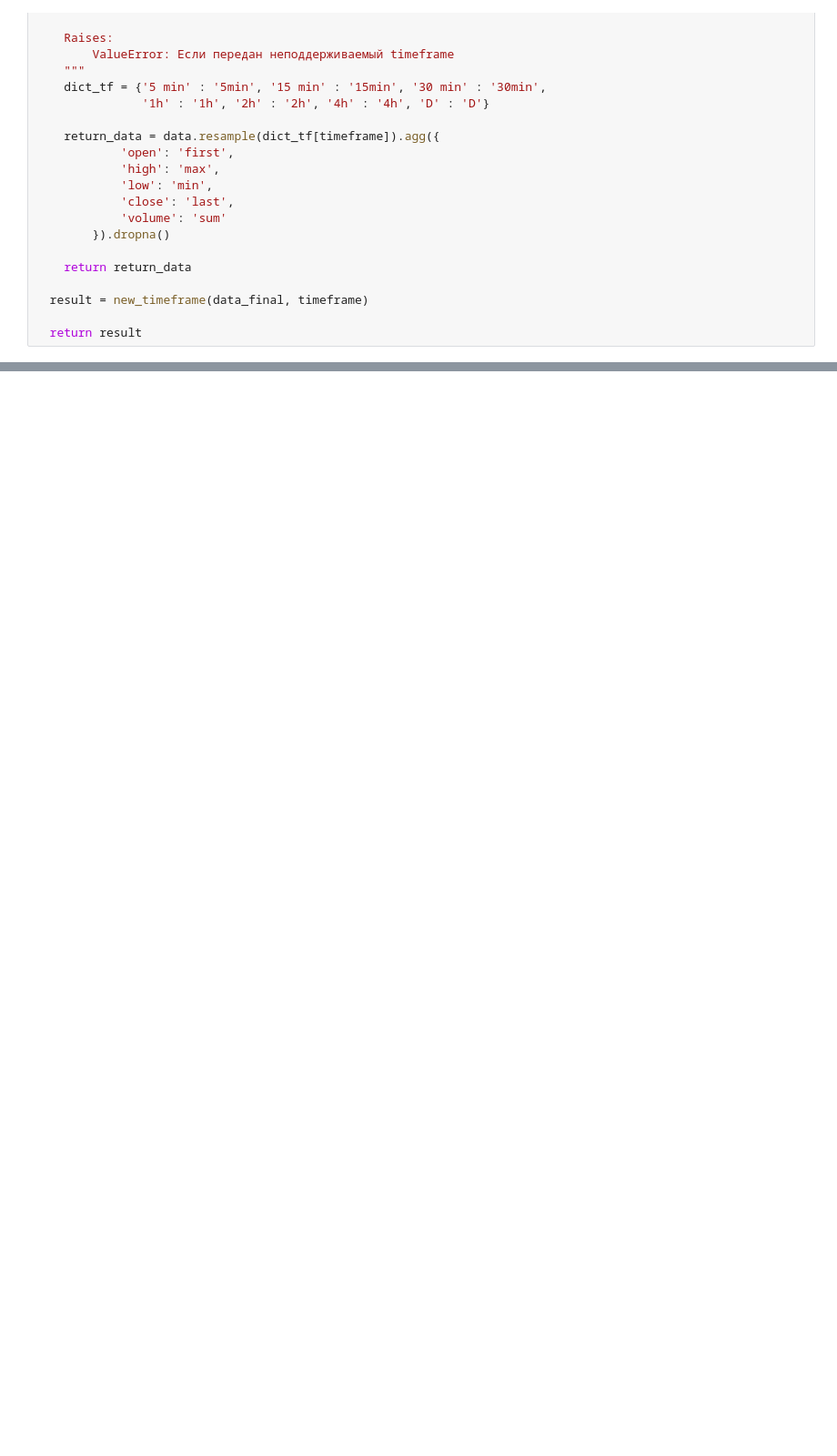
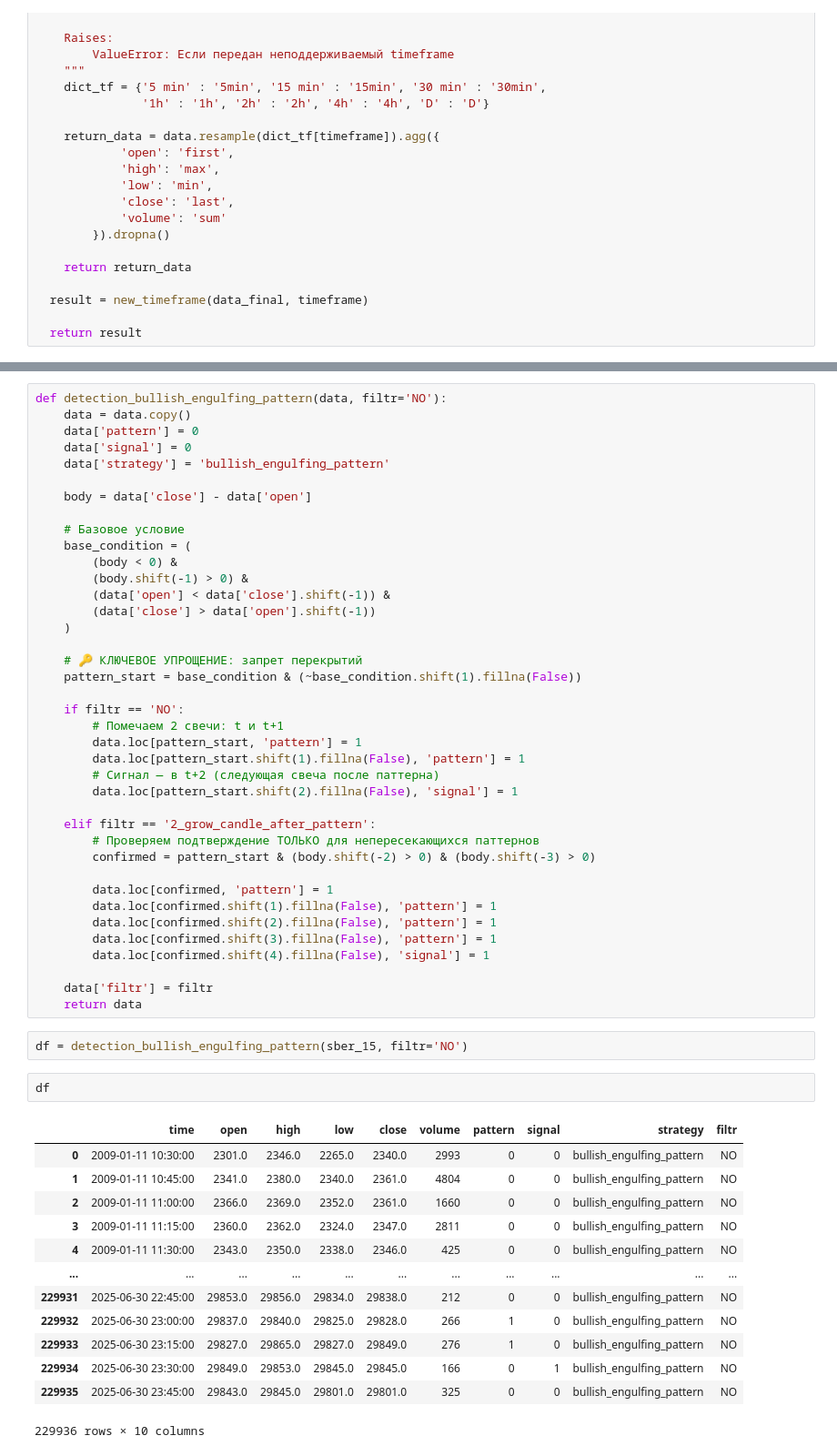
Before and after one commit to AlexKosuhin/AlgoTrading, a Jupyter notebook: classification.ipynb, the cells around one changed output, grey strips where cells are left out. Shown at 91% size. Saved outputs shown, nothing was run; the diff lists cells and outputs as text; blank space fills up the shorter version.

```diff
--- a/classification.ipynb
+++ b/classification.ipynb
@@ -107,0 +180,57 @@ sber_1h
+# %%
+def detection_bullish_engulfing_pattern(data, filtr='NO'):
+    data = data.copy()
+    data['pattern'] = 0
+    data['signal'] = 0
+    data['strategy'] = 'bullish_engulfing_pattern'
+
+    body = data['close'] - data['open']
+
+    # Базовое условие
+    base_condition = (
+        (body < 0) &
+        (body.shift(-1) > 0) &
+        (data['open'] < data['close'].shift(-1)) &
+        (data['close'] > data['open'].shift(-1))
+    )
+
+    # 🔑 КЛЮЧЕВОЕ УПРОЩЕНИЕ: запрет перекрытий
+    pattern_start = base_condition & (~base_condition.shift(1).fillna(False))
+
+    if filtr == 'NO':
+        # Помечаем 2 свечи: t и t+1
+        data.loc[pattern_start, 'pattern'] = 1
+        data.loc[pattern_start.shift(1).fillna(False), 'pattern'] = 1
+        # Сигнал — в t+2 (следующая свеча после паттерна)
+        data.loc[pattern_start.shift(2).fillna(False), 'signal'] = 1
+
+    elif filtr == '2_grow_candle_after_pattern':
+        # Проверяем подтверждение ТОЛЬКО для непересекающихся паттернов
+        confirmed = pattern_start & (body.shift(-2) > 0) & (body.shift(-3) > 0)
+
+        data.loc[confirmed, 'pattern'] = 1
+        data.loc[confirmed.shift(1).fillna(False), 'pattern'] = 1
+        data.loc[confirmed.shift(2).fillna(False), 'pattern'] = 1
+        data.loc[confirmed.shift(3).fillna(False), 'pattern'] = 1
+        data.loc[confirmed.shift(4).fillna(False), 'signal'] = 1
+
+    data['filtr'] = filtr
+    return data
+# %%
+df = detection_bullish_engulfing_pattern(sber_15, filtr='NO')
+# %%
+df
+# %% [output]
+|  | time | open | high | low | close | volume | pattern | signal | strategy | filtr |
+| 0 | 2009-01-11 10:30:00 | 2301.0 | 2346.0 | 2265.0 | 2340.0 | 2993 | 0 | 0 | bullish_engulfing_pattern | NO |
+| 1 | 2009-01-11 10:45:00 | 2341.0 | 2380.0 | 2340.0 | 2361.0 | 4804 | 0 | 0 | bullish_engulfing_pattern | NO |
+| 2 | 2009-01-11 11:00:00 | 2366.0 | 2369.0 | 2352.0 | 2361.0 | 1660 | 0 | 0 | bullish_engulfing_pattern | NO |
+| 3 | 2009-01-11 11:15:00 | 2360.0 | 2362.0 | 2324.0 | 2347.0 | 2811 | 0 | 0 | bullish_engulfing_pattern | NO |
+| 4 | 2009-01-11 11:30:00 | 2343.0 | 2350.0 | 2338.0 | 2346.0 | 425 | 0 | 0 | bullish_engulfing_pattern | NO |
+| ... | ... | ... | ... | ... | ... | ... | ... | ... | ... | ... |
+| 229931 | 2025-06-30 22:45:00 | 29853.0 | 29856.0 | 29834.0 | 29838.0 | 212 | 0 | 0 | bullish_engulfing_pattern | NO |
+| 229932 | 2025-06-30 23:00:00 | 29837.0 | 29840.0 | 29825.0 | 29828.0 | 266 | 1 | 0 | bullish_engulfing_pattern | NO |
+| 229933 | 2025-06-30 23:15:00 | 29827.0 | 29865.0 | 29827.0 | 29849.0 | 276 | 1 | 0 | bullish_engulfing_pattern | NO |
+| 229934 | 2025-06-30 23:30:00 | 29849.0 | 29853.0 | 29845.0 | 29845.0 | 166 | 0 | 1 | bullish_engulfing_pattern | NO |
+| 229935 | 2025-06-30 23:45:00 | 29843.0 | 29845.0 | 29801.0 | 29801.0 | 325 | 0 | 0 | bullish_engulfing_pattern | NO |
+229936 rows × 10 columns
```
Also changed, not shown: parts of 20 cells of this notebook, 3 other files.
